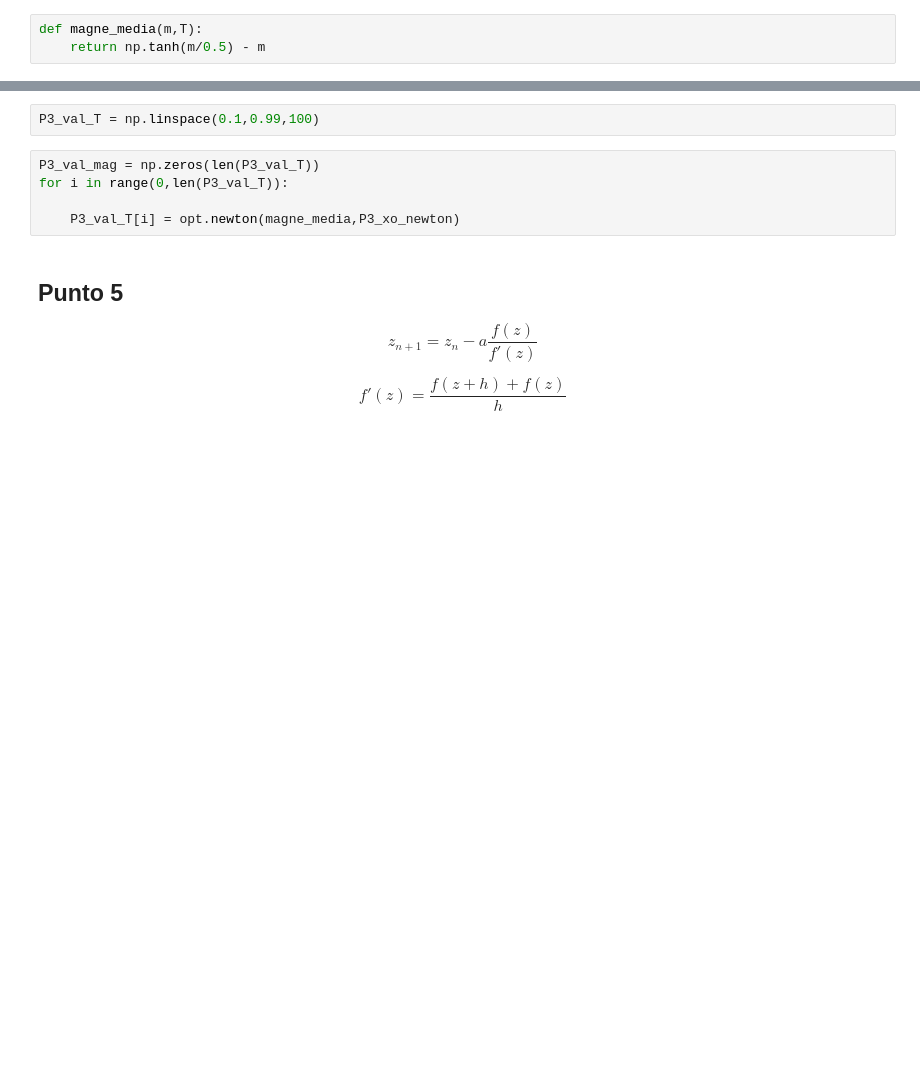
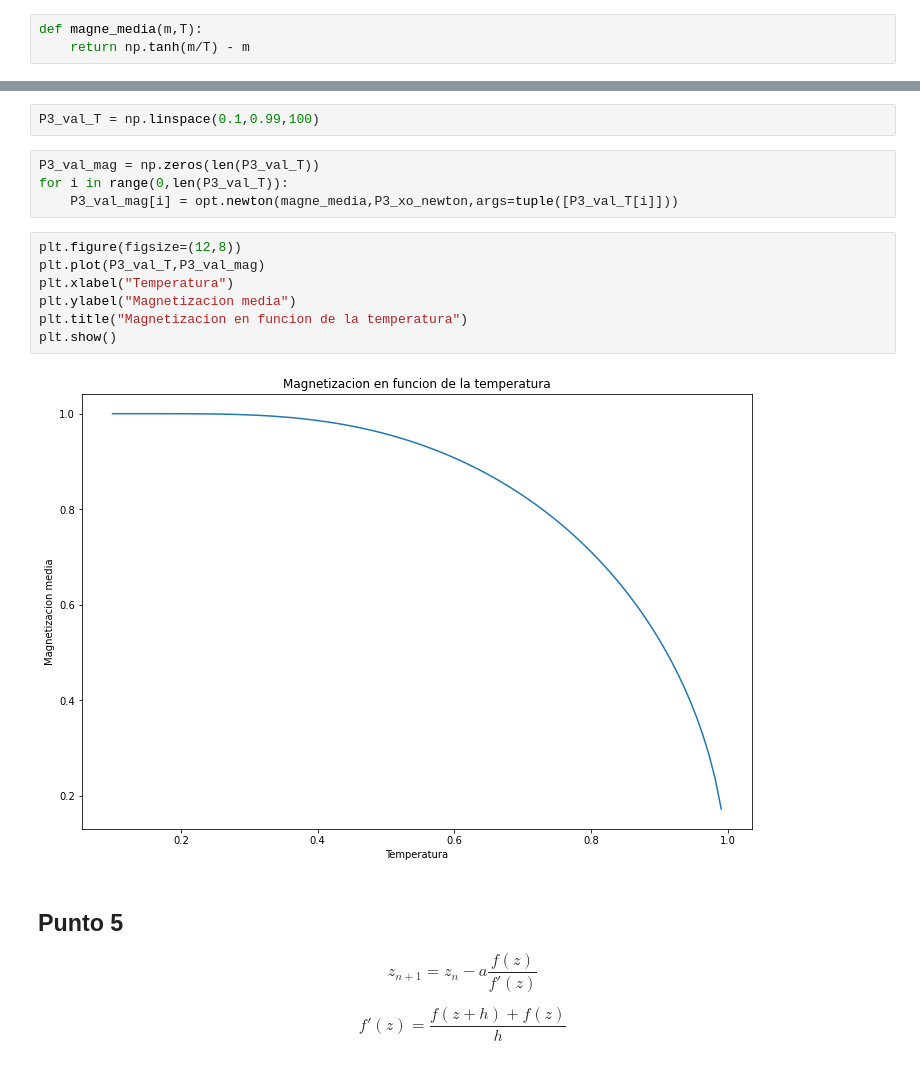
Before and after one commit to hernansalinas/CursoMetodosComputacionales, a Jupyter notebook: Entregas/Severiche_203/Laboratorio_05.ipynb, the cells around one changed output, grey strips where cells are left out. Saved outputs shown, nothing was run; the diff lists cells and outputs as text; blank space fills up the shorter version.

```diff
--- a/Entregas/Severiche_203/Laboratorio_05.ipynb
+++ b/Entregas/Severiche_203/Laboratorio_05.ipynb
@@ -188,5 +188,5 @@ F(T) = 0 =  \tanh\left( \frac{m(T)}{T} \right) - m(T)
 \end{equation}
 # %%
 def magne_media(m,T):
-    return np.tanh(m/0.5) - m
+    return np.tanh(m/T) - m
 # %%
@@ -219,8 +219,16 @@ P3_val_T = np.linspace(0.1,0.99,100)
 # %%
 P3_val_mag = np.zeros(len(P3_val_T))
 for i in range(0,len(P3_val_T)):
-
-    P3_val_T[i] = opt.newton(magne_media,P3_xo_newton)
+    P3_val_mag[i] = opt.newton(magne_media,P3_xo_newton,args=tuple([P3_val_T[i]]))
+# %%
+plt.figure(figsize=(12,8))
+plt.plot(P3_val_T,P3_val_mag)
+plt.xlabel("Temperatura")
+plt.ylabel("Magnetizacion media")
+plt.title("Magnetizacion en funcion de la temperatura")
+plt.show()
+# %% [output]
+[figure, added]
 # %% [markdown]
 ## Punto 5
 
```
Also changed, not shown: parts of 6 cells of this notebook.
